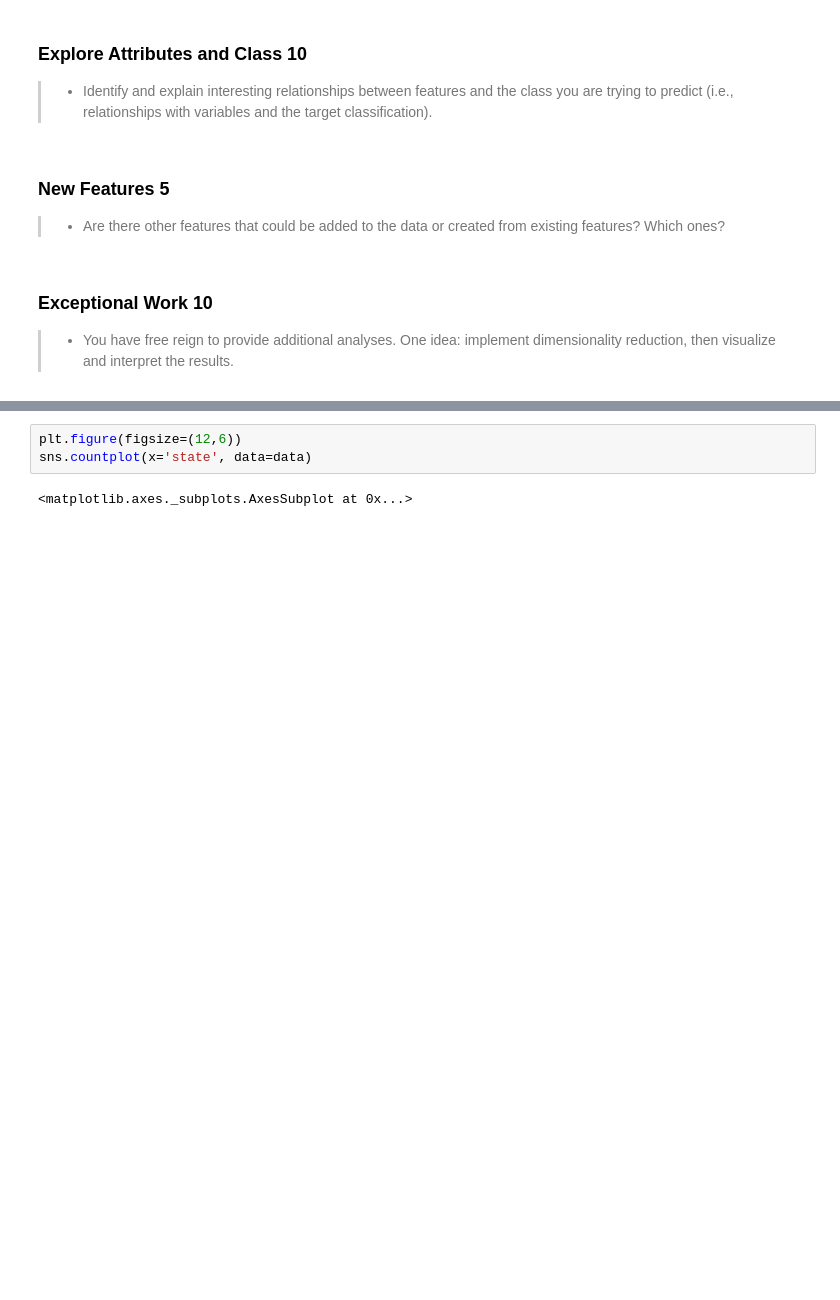
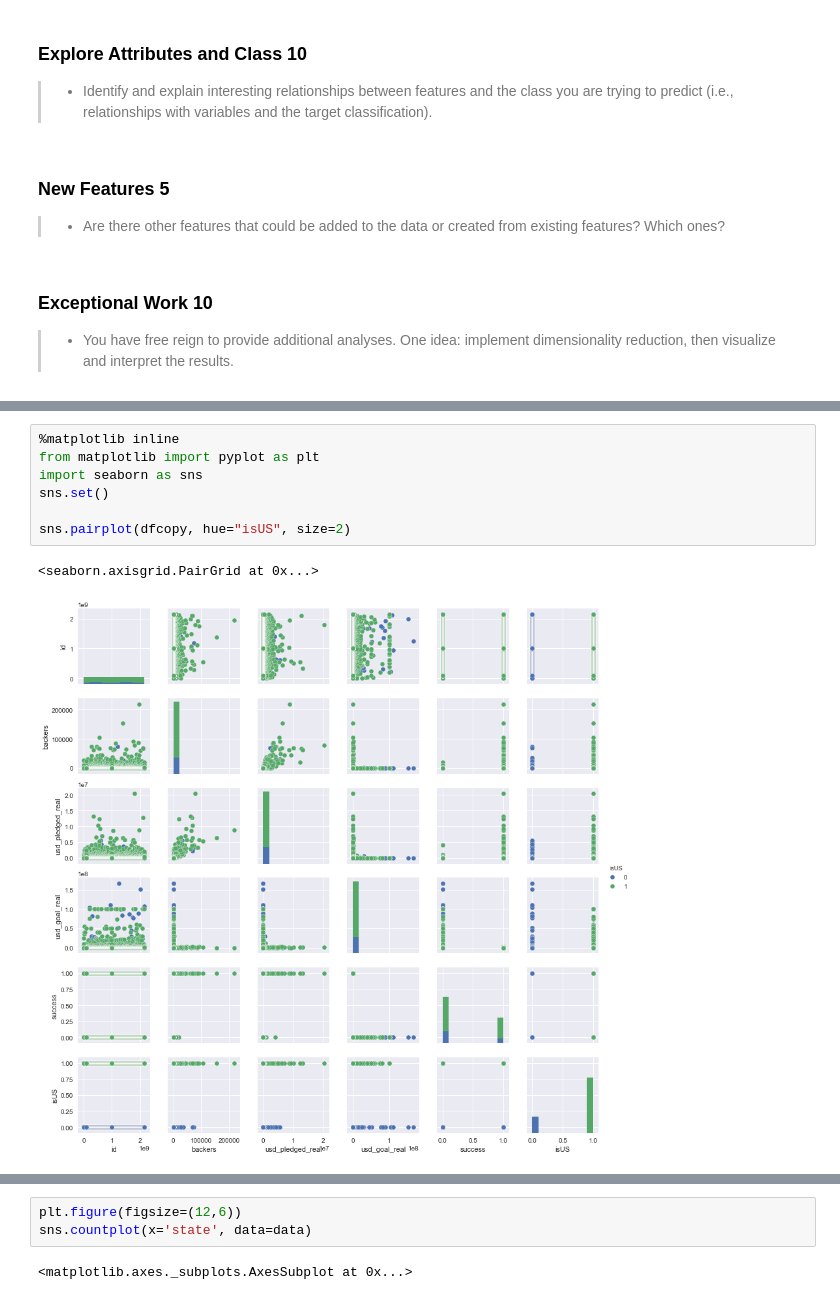
Before and after one commit to tdeason416/smu_data_mining1, a Jupyter notebook: project_submission.ipynb, the cells around one changed output, grey strips where cells are left out. Drawn from its saved outputs; the diff is of its cells as text; blank space fills up the shorter version.

```diff
--- a/project_submission.ipynb
+++ b/project_submission.ipynb
@@ -393,0 +404,10 @@ sns.violinplot(x="success", y="backers", hue="isUS", data=dfcopy,
+# %%
+%matplotlib inline
+from matplotlib import pyplot as plt
+import seaborn as sns
+sns.set()
+
+sns.pairplot(dfcopy, hue="isUS", size=2)
+# %% [output]
+<seaborn.axisgrid.PairGrid at 0x...>
+[figure, added]
```
Also changed, not shown: parts of 2 cells of this notebook.
